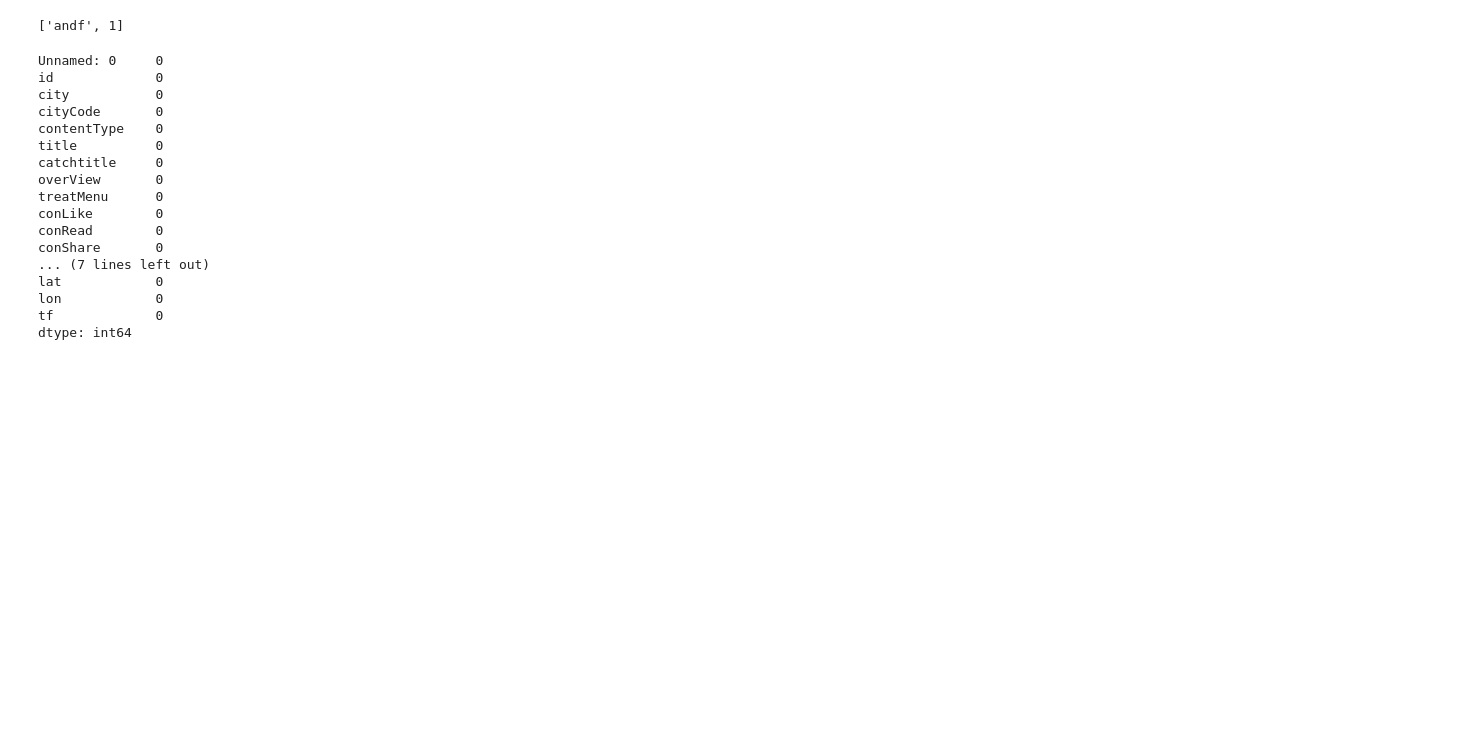
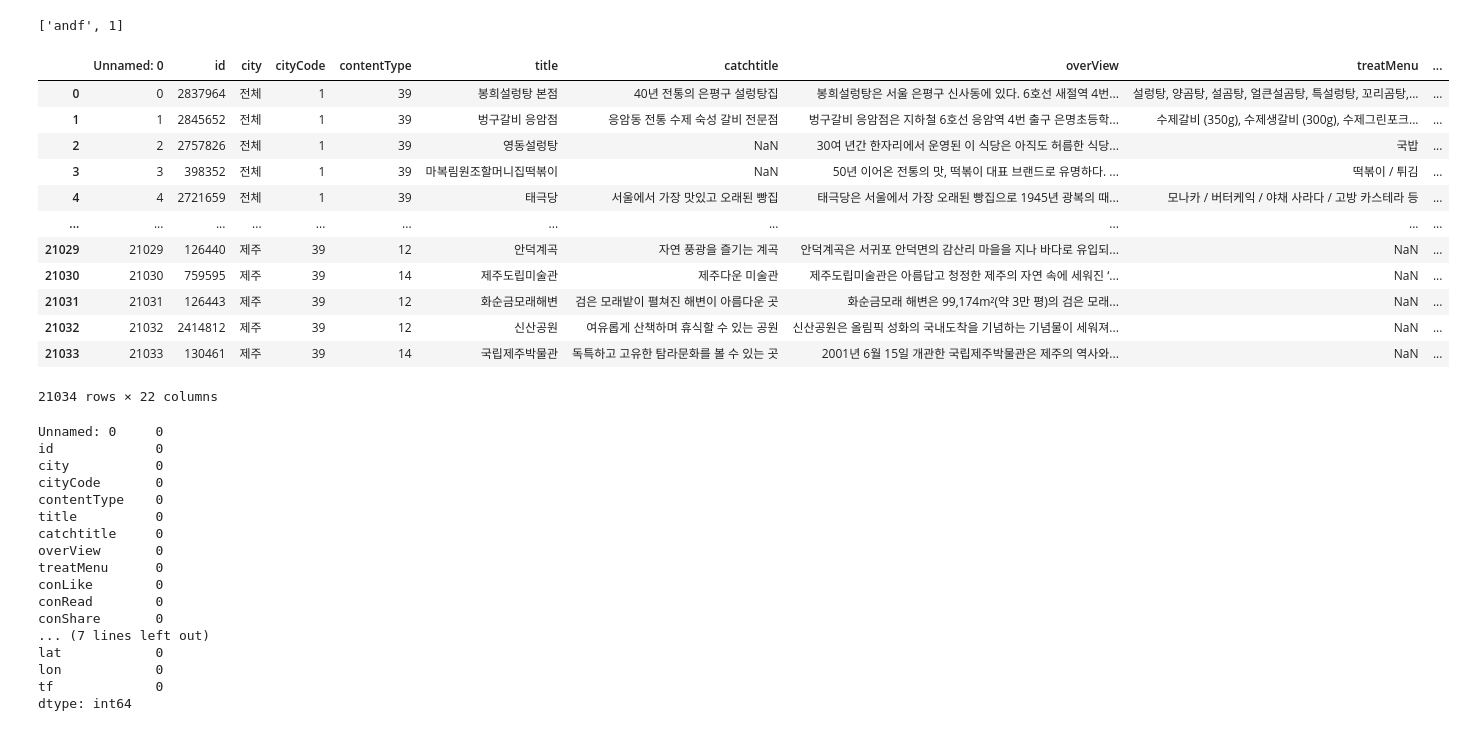
Before and after one commit to DJMLteam2/DP_Service, a Jupyter notebook: python/test.ipynb, the cells around one changed output. Cells and saved outputs as stored; diff of their text form; code cells hidden in the pictures; blank space fills up the shorter version.

```diff
--- a/python/test.ipynb
+++ b/python/test.ipynb
@@ -21,6 +21,22 @@ print((str(test)))
 okt = Okt()
 df = pd.read_csv('./travel_spot_v1.csv')
 df['tf'] = df['tagName'] + df['treatMenu']
+# %%
+df
+# %% [output]
+|  | Unnamed: 0 | id | city | cityCode | contentType | title | catchtitle | overView | treatMenu | ... |
+| 0 | 0 | 2837964 | 전체 | 1 | 39 | 봉희설렁탕 본점 | 40년 전통의 은평구 설렁탕집 | 봉희설렁탕은 서울 은평구 신사동에 있다. 6호선 새절역 4번... | 설렁탕, 양곰탕, 설곰탕, 얼큰설곰탕, 특설렁탕, 꼬리곰탕,... | ... |
+| 1 | 1 | 2845652 | 전체 | 1 | 39 | 벙구갈비 응암점 | 응암동 전통 수제 숙성 갈비 전문점 | 벙구갈비 응암점은 지하철 6호선 응암역 4번 출구 은명초등학... | 수제갈비 (350g), 수제생갈비 (300g), 수제그린포크... | ... |
+| 2 | 2 | 2757826 | 전체 | 1 | 39 | 영동설렁탕 | NaN | 30여 년간 한자리에서 운영된 이 식당은 아직도 허름한 식당... | 국밥 | ... |
+| 3 | 3 | 398352 | 전체 | 1 | 39 | 마복림원조할머니집떡볶이 | NaN | 50년 이어온 전통의 맛, 떡볶이 대표 브랜드로 유명하다. ... | 떡볶이 / 튀김 | ... |
+| 4 | 4 | 2721659 | 전체 | 1 | 39 | 태극당 | 서울에서 가장 맛있고 오래된 빵집 | 태극당은 서울에서 가장 오래된 빵집으로 1945년 광복의 때... | 모나카 / 버터케익 / 야채 사라다 / 고방 카스테라 등 | ... |
+| ... | ... | ... | ... | ... | ... | ... | ... | ... | ... | ... |
+| 21029 | 21029 | 126440 | 제주 | 39 | 12 | 안덕계곡 | 자연 풍광을 즐기는 계곡 | 안덕계곡은 서귀포 안덕면의 감산리 마을을 지나 바다로 유입되... | NaN | ... |
+| 21030 | 21030 | 759595 | 제주 | 39 | 14 | 제주도립미술관 | 제주다운 미술관 | 제주도립미술관은 아름답고 청정한 제주의 자연 속에 세워진 ‘... | NaN | ... |
+| 21031 | 21031 | 126443 | 제주 | 39 | 12 | 화순금모래해변 | 검은 모래밭이 펼쳐진 해변이 아름다운 곳 | 화순금모래 해변은 99,174m²(약 3만 평)의 검은 모래... | NaN | ... |
+| 21032 | 21032 | 2414812 | 제주 | 39 | 12 | 신산공원 | 여유롭게 산책하며 휴식할 수 있는 공원 | 신산공원은 올림픽 성화의 국내도착을 기념하는 기념물이 세워져... | NaN | ... |
+| 21033 | 21033 | 130461 | 제주 | 39 | 14 | 국립제주박물관 | 독특하고 고유한 탐라문화를 볼 수 있는 곳 | 2001년 6월 15일 개관한 국립제주박물관은 제주의 역사와... | NaN | ... |
+21034 rows × 22 columns
 # %%
 df = df.fillna('')
 # %%
```
Also changed, not shown: 1 other file.
